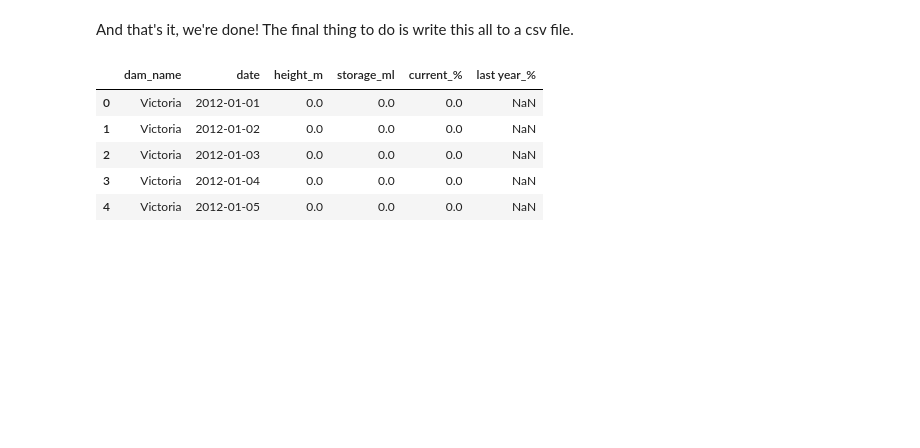
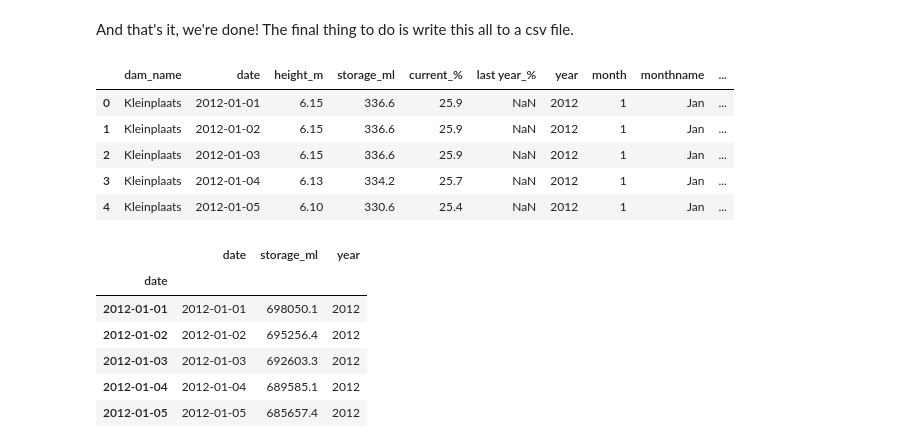
Before and after one commit to jbertscher/dam-levels, a Jupyter notebook: processing-1-cleaning-dam-data.ipynb, the cells around one changed output. Cells and saved outputs as stored; diff of their text form; code cells hidden in the pictures; blank space fills up the shorter version.

```diff
--- a/processing-1-cleaning-dam-data.ipynb
+++ b/processing-1-cleaning-dam-data.ipynb
@@ -227,0 +230,6 @@ dam_levels = dam_levels.rename(columns = {'height_(m)': 'height_m',
+# %%
+dam_levels['year'] = dam_levels['date'].dt.year
+dam_levels['month'] = dam_levels['date'].dt.month
+dam_levels['monthname'] = dam_levels['date'].dt.strftime('%b')
+dam_levels['dayofmonth'] = dam_levels['date'].dt.day
+dam_levels['daymonthyear'] = dam_levels['dayofmonth'].apply(str) + '-' + dam_levels['monthname'] + '-' + dam_levels['year'].apply(str)
@@ -228,14 +238,31 @@ dam_levels = dam_levels.rename(columns = {'height_(m)': 'height_m',
+# %%
+# Create a pivot table so that we have the storage for each dam in the columns and each day is a different row
+storage_ml_pivot = dam_levels.pivot_table(index = 'date', columns = 'dam_name', values = 'storage_ml')
+# Sum the storage for all dams
+agg_storage_ml = storage_ml_pivot.apply(np.sum, axis = 1)
+agg_storage_ml = pd.DataFrame({'storage_ml': agg_storage_ml})
+agg_storage_ml['year'] = agg_storage_ml.index.year
+agg_storage_ml = agg_storage_ml.reset_index()
+agg_storage_ml.index = agg_storage_ml['date']
 # %% [markdown]
 # Writing to disk
 # %% [markdown]
 And that's it, we're done! The final thing to do is write this all to a csv file.
 # %%
 dam_levels.head()
+agg_storage_ml.head()
 # %% [output]
-|  | dam_name | date | height_m | storage_ml | current_% | last year_% |
-| 0 | Victoria | 2012-01-01 | 0.0 | 0.0 | 0.0 | NaN |
-| 1 | Victoria | 2012-01-02 | 0.0 | 0.0 | 0.0 | NaN |
-| 2 | Victoria | 2012-01-03 | 0.0 | 0.0 | 0.0 | NaN |
-| 3 | Victoria | 2012-01-04 | 0.0 | 0.0 | 0.0 | NaN |
-| 4 | Victoria | 2012-01-05 | 0.0 | 0.0 | 0.0 | NaN |
+|  | dam_name | date | height_m | storage_ml | current_% | last year_% | year | month | monthname | ... |
+| 0 | Kleinplaats | 2012-01-01 | 6.15 | 336.6 | 25.9 | NaN | 2012 | 1 | Jan | ... |
+| 1 | Kleinplaats | 2012-01-02 | 6.15 | 336.6 | 25.9 | NaN | 2012 | 1 | Jan | ... |
+| 2 | Kleinplaats | 2012-01-03 | 6.15 | 336.6 | 25.9 | NaN | 2012 | 1 | Jan | ... |
+| 3 | Kleinplaats | 2012-01-04 | 6.13 | 334.2 | 25.7 | NaN | 2012 | 1 | Jan | ... |
+| 4 | Kleinplaats | 2012-01-05 | 6.10 | 330.6 | 25.4 | NaN | 2012 | 1 | Jan | ... |
+|  | date | storage_ml | year |
+| date |  |  |  |
+| 2012-01-01 | 2012-01-01 | 698050.1 | 2012 |
+| 2012-01-02 | 2012-01-02 | 695256.4 | 2012 |
+| 2012-01-03 | 2012-01-03 | 692603.3 | 2012 |
+| 2012-01-04 | 2012-01-04 | 689585.1 | 2012 |
+| 2012-01-05 | 2012-01-05 | 685657.4 | 2012 |
 # %%
```
Also changed, not shown: parts of 3 cells of this notebook, 5 other files.
